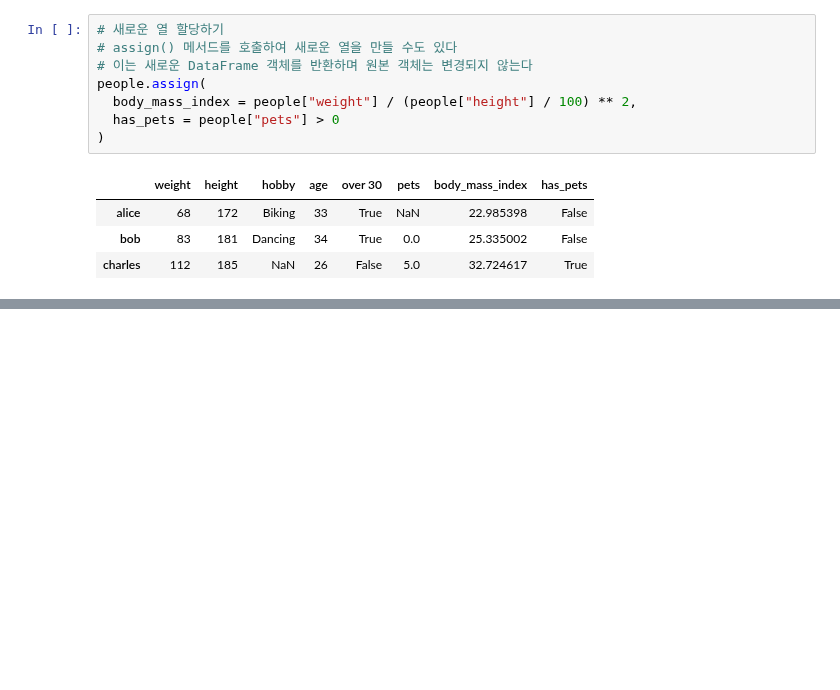
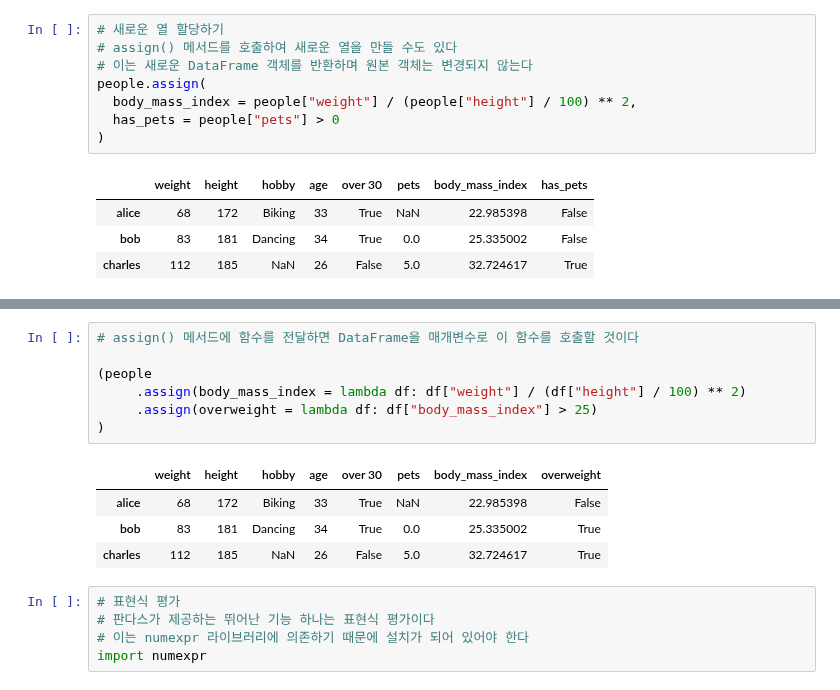
Before and after one commit to sbs24013/Learning-Data-Analytics, a Jupyter notebook: Tools/tools_pandas.ipynb, the cells around one changed output, grey strips where cells are left out. Drawn from its saved outputs; the diff is of its cells as text; blank space fills up the shorter version.

```diff
--- a/Tools/tools_pandas.ipynb
+++ b/Tools/tools_pandas.ipynb
@@ -958,0 +989,17 @@ people.assign(
+# %%
+# assign() 메서드에 함수를 전달하면 DataFrame을 매개변수로 이 함수를 호출할 것이다
+
+(people
+     .assign(body_mass_index = lambda df: df["weight"] / (df["height"] / 100) ** 2)
+     .assign(overweight = lambda df: df["body_mass_index"] > 25)
+)
+# %% [output]
+|  | weight | height | hobby | age | over 30 | pets | body_mass_index | overweight |
+| alice | 68 | 172 | Biking | 33 | True | NaN | 22.985398 | False |
+| bob | 83 | 181 | Dancing | 34 | True | 0.0 | 25.335002 | True |
+| charles | 112 | 185 | NaN | 26 | False | 5.0 | 32.724617 | True |
+# %%
+# 표현식 평가
+# 판다스가 제공하는 뛰어난 기능 하나는 표현식 평가이다
+# 이는 numexpr 라이브러리에 의존하기 때문에 설치가 되어 있어야 한다
+import numexpr
```
Also changed, not shown: parts of 25 cells of this notebook.
